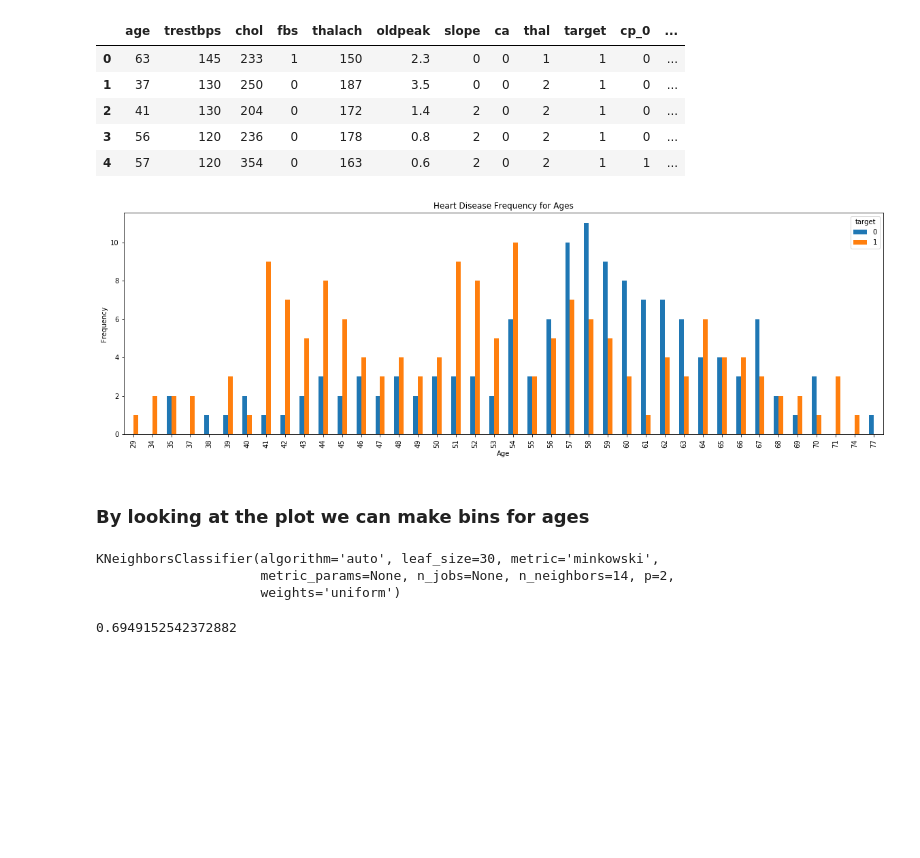
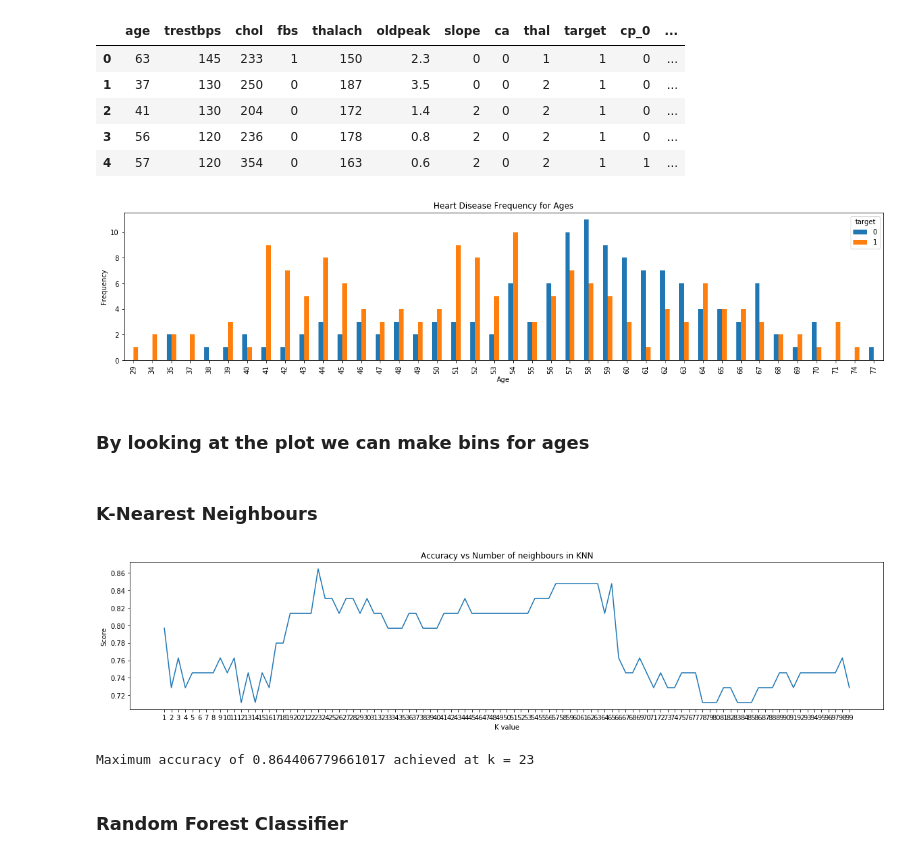
Before and after one commit to prerit2010/heartDiseasePrediction, a Jupyter notebook: model.ipynb, the cells around one changed output. Saved outputs shown, nothing was run; the diff lists cells and outputs as text; code cells hidden in the pictures; blank space fills up the shorter version.

Commit message:
more classifiers

```diff
--- a/model.ipynb
+++ b/model.ipynb
@@ -159,13 +167,13 @@ df.head()
 | 3 | 56 | 120 | 236 | 0 | 178 | 0.8 | 2 | 0 | 2 | 1 | 0 | ... |
 | 4 | 57 | 120 | 354 | 0 | 163 | 0.6 | 2 | 0 | 2 | 1 | 1 | ... |
 # %%
-pd.crosstab(df.age,df.target).plot(kind="bar",figsize=(20,6))
+pd.crosstab(df.age,df.target).plot(kind="bar",figsize=(20,4))
 plt.title('Heart Disease Frequency for Ages')
 plt.xlabel('Age')
 plt.ylabel('Frequency')
 plt.savefig('heartDiseaseAndAges.png')
 plt.show()
 # %% [output]
-[figure, old version]
+[figure, new version]
 # %% [markdown]
 ### By looking at the plot we can make bins for ages
@@ -196,6 +186,0 @@ clf = KNeighborsClassifier(n_neighbors=14)
-# %%
-clf.fit(X_train, y_train)
-# %% [output]
-KNeighborsClassifier(algorithm='auto', leaf_size=30, metric='minkowski',
-                     metric_params=None, n_jobs=None, n_neighbors=14, p=2,
-                     weights='uniform')
@@ -204,4 +187,2 @@ predictions = clf.predict(X_test)
-# %%
-accuracy_score(y_test, predictions)
-# %% [output]
-0.6949152542372882
+# %% [markdown]
+### K-Nearest Neighbours
@@ -207,0 +198,14 @@ accuracy_score(y_test, predictions)
+# %%
+plt.figure(figsize=(20,4))
+plt.plot(range(1,num_k), scores)
+plt.xticks(np.arange(1,num_k,1))
+plt.title('Accuracy vs Number of neighbours in KNN')
+plt.xlabel("K value")
+plt.ylabel("Score")
+plt.show()
+# %% [output]
+[figure, added]
+# %%
+print("Maximum accuracy of {ac} achieved at k = {sc}".format(sc = scores.index(max(scores)) + 1, ac = max(scores)))
+# %% [output]
+Maximum accuracy of 0.864406779661017 achieved at k = 23
@@ -207,0 +214,2 @@ accuracy_score(y_test, predictions)
+# %% [markdown]
+### Random Forest Classifier
```
Also changed, not shown: parts of 36 cells of this notebook.
